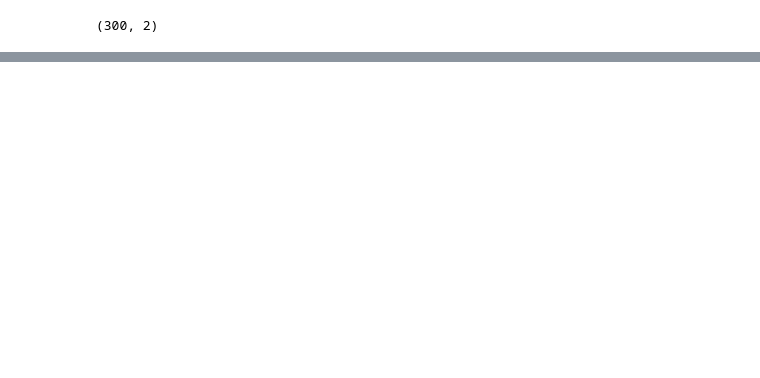
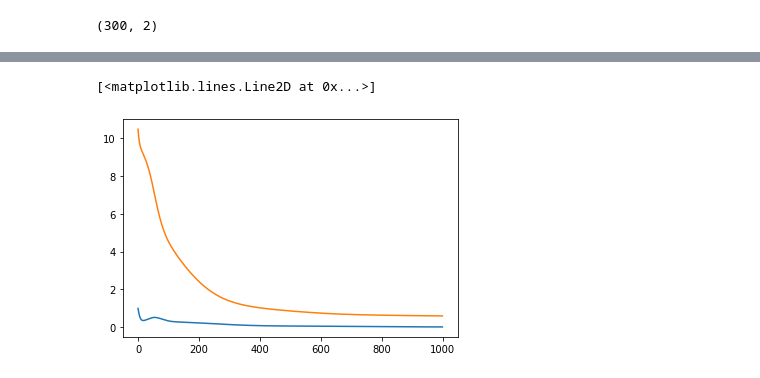
Before and after one commit to sd3ntato/CM_project, a Jupyter notebook: test_notebook.ipynb, the cells around one changed output, grey strips where cells are left out. Cells and saved outputs as stored; diff of their text form; code cells hidden in the pictures; blank space fills up the shorter version.

```diff
--- a/test_notebook.ipynb
+++ b/test_notebook.ipynb
@@ -51,0 +54,13 @@ print( MSE(outs,ty))
+# %%
+# now i train my net. In this case i use classical momentum with no regularization. after training i plot some convergence-curves
+# using data i collected during training
+
+# train the net
+g,e = n.momentum_train(tx, ty, 2e-02,1e-03,0,max_epochs=1000)
+
+# plot learning curves
+plt.plot(g)
+plt.plot(e)
+# %% [output]
+[<matplotlib.lines.Line2D at 0x...>]
+[figure, added]
```
Also changed, not shown: parts of 9 cells of this notebook, 3 other files.
